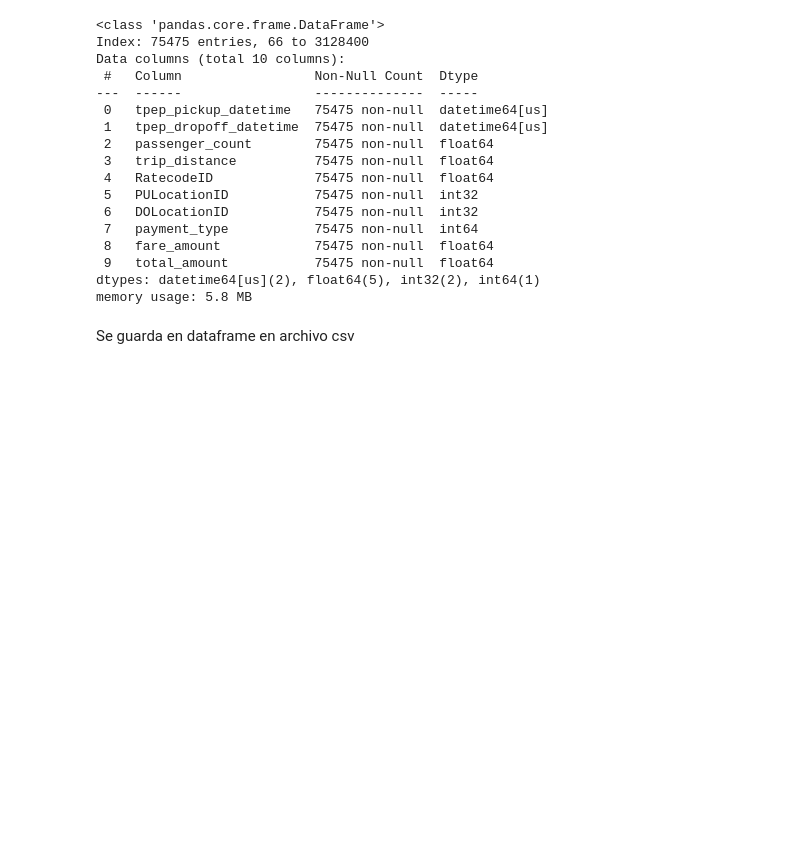
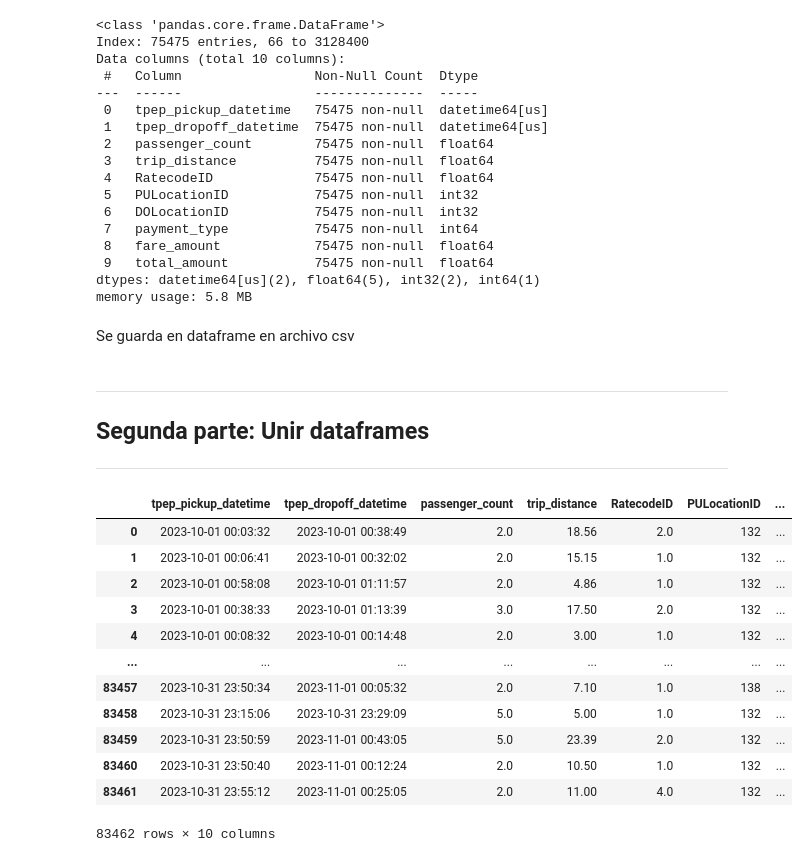
Before and after one commit to JDHernandezCamacho/BlueTrips, a Jupyter notebook: ETLs/ETL-Yellow-Taxy-Trips.ipynb, the cells around one changed output. Cells and saved outputs as stored; diff of their text form; code cells hidden in the pictures; blank space fills up the shorter version.

```diff
--- a/ETLs/ETL-Yellow-Taxy-Trips.ipynb
+++ b/ETLs/ETL-Yellow-Taxy-Trips.ipynb
@@ -356,3 +357,37 @@ memory usage: 5.8 MB
 df_airports.to_csv(f'../Datasets/Clean Data/airports_{taxy_type}_taxi_trips({mes_a_cargar}.{año_a_cargar}).csv', index=False)
 # %% [markdown]
 Se guarda en dataframe en archivo csv
+# %% [markdown]
+---
+Segunda parte: Unir dataframes
+---
+---
+# %%
+df8_23 = pd.read_csv('../Datasets/Clean Data/airports_yellow_taxi_trips(8.2023).csv')
+df9_23 = pd.read_csv('../Datasets/Clean Data/airports_yellow_taxi_trips(9.2023).csv')
+df10_23 = pd.read_csv('../Datasets/Clean Data/airports_yellow_taxi_trips(10.2023).csv')
+df11_23 = pd.read_csv('../Datasets/Clean Data/airports_yellow_taxi_trips(11.2023).csv')
+df12_23 = pd.read_csv('../Datasets/Clean Data/airports_yellow_taxi_trips(12.2023).csv')
+df1_24 = pd.read_csv('../Datasets/Clean Data/airports_yellow_taxi_trips(1.2024).csv')
+df2_24 = pd.read_csv('../Datasets/Clean Data/airports_yellow_taxi_trips(2.2024).csv')
+df3_24 = pd.read_csv('../Datasets/Clean Data/airports_yellow_taxi_trips(3.2024).csv')
+df4_24 = pd.read_csv('../Datasets/Clean Data/airports_yellow_taxi_trips(4.2024).csv')
+df5_24 = pd.read_csv('../Datasets/Clean Data/airports_yellow_taxi_trips(5.2024).csv')
+df6_24 = pd.read_csv('../Datasets/Clean Data/airports_yellow_taxi_trips(6.2024).csv')
+df7_24 = pd.read_csv('../Datasets/Clean Data/airports_yellow_taxi_trips(7.2024).csv')
+# %%
+df10_23
+# %% [output]
+|  | tpep_pickup_datetime | tpep_dropoff_datetime | passenger_count | trip_distance | RatecodeID | PULocationID | ... |
+| 0 | 2023-10-01 00:03:32 | 2023-10-01 00:38:49 | 2.0 | 18.56 | 2.0 | 132 | ... |
+| 1 | 2023-10-01 00:06:41 | 2023-10-01 00:32:02 | 2.0 | 15.15 | 1.0 | 132 | ... |
+| 2 | 2023-10-01 00:58:08 | 2023-10-01 01:11:57 | 2.0 | 4.86 | 1.0 | 132 | ... |
+| 3 | 2023-10-01 00:38:33 | 2023-10-01 01:13:39 | 3.0 | 17.50 | 2.0 | 132 | ... |
+| 4 | 2023-10-01 00:08:32 | 2023-10-01 00:14:48 | 2.0 | 3.00 | 1.0 | 132 | ... |
+| ... | ... | ... | ... | ... | ... | ... | ... |
+| 83457 | 2023-10-31 23:50:34 | 2023-11-01 00:05:32 | 2.0 | 7.10 | 1.0 | 138 | ... |
+| 83458 | 2023-10-31 23:15:06 | 2023-10-31 23:29:09 | 5.0 | 5.00 | 1.0 | 132 | ... |
+| 83459 | 2023-10-31 23:50:59 | 2023-11-01 00:43:05 | 5.0 | 23.39 | 2.0 | 132 | ... |
+| 83460 | 2023-10-31 23:50:40 | 2023-11-01 00:12:24 | 2.0 | 10.50 | 1.0 | 132 | ... |
+| 83461 | 2023-10-31 23:55:12 | 2023-11-01 00:25:05 | 2.0 | 11.00 | 4.0 | 132 | ... |
+83462 rows × 10 columns
```
Also changed, not shown: parts of 15 cells of this notebook, 23 other files.
